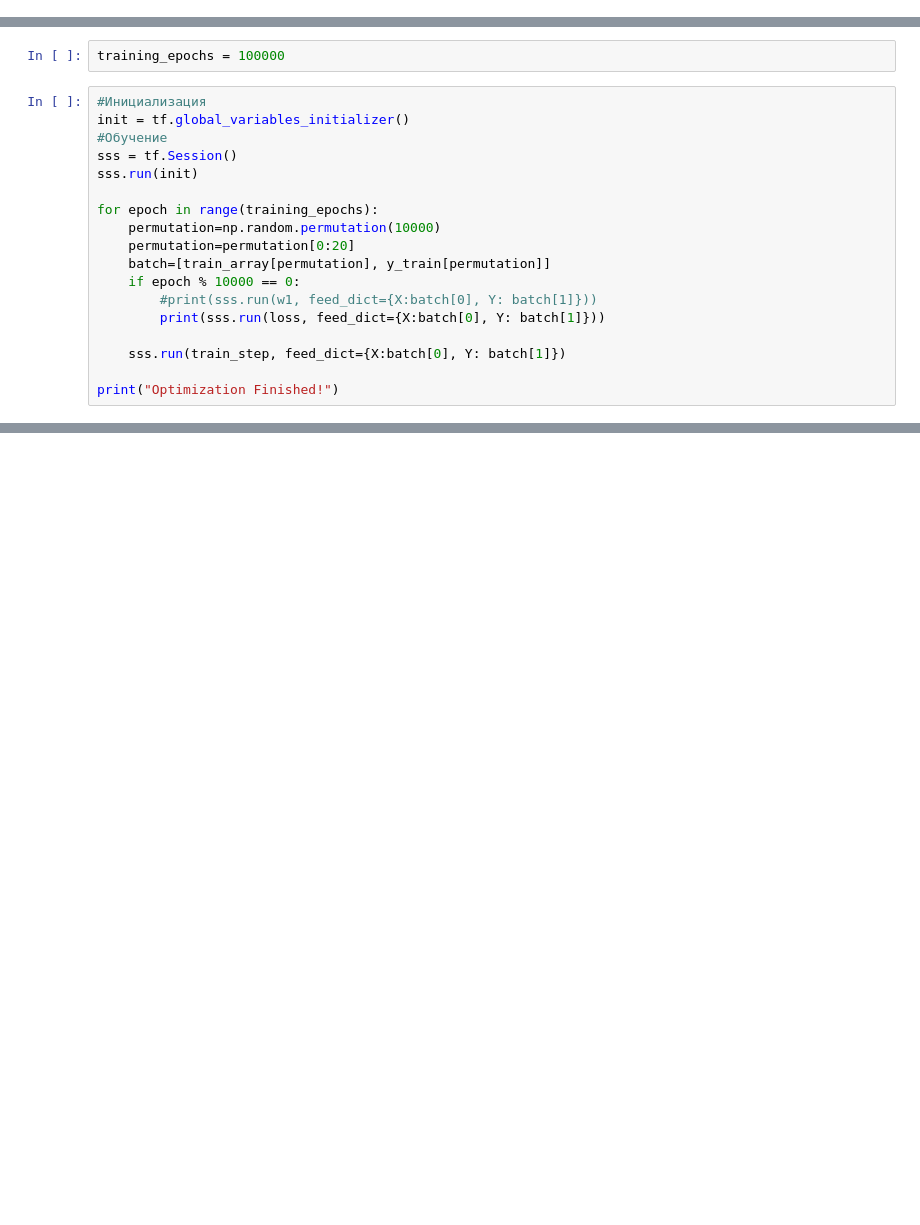
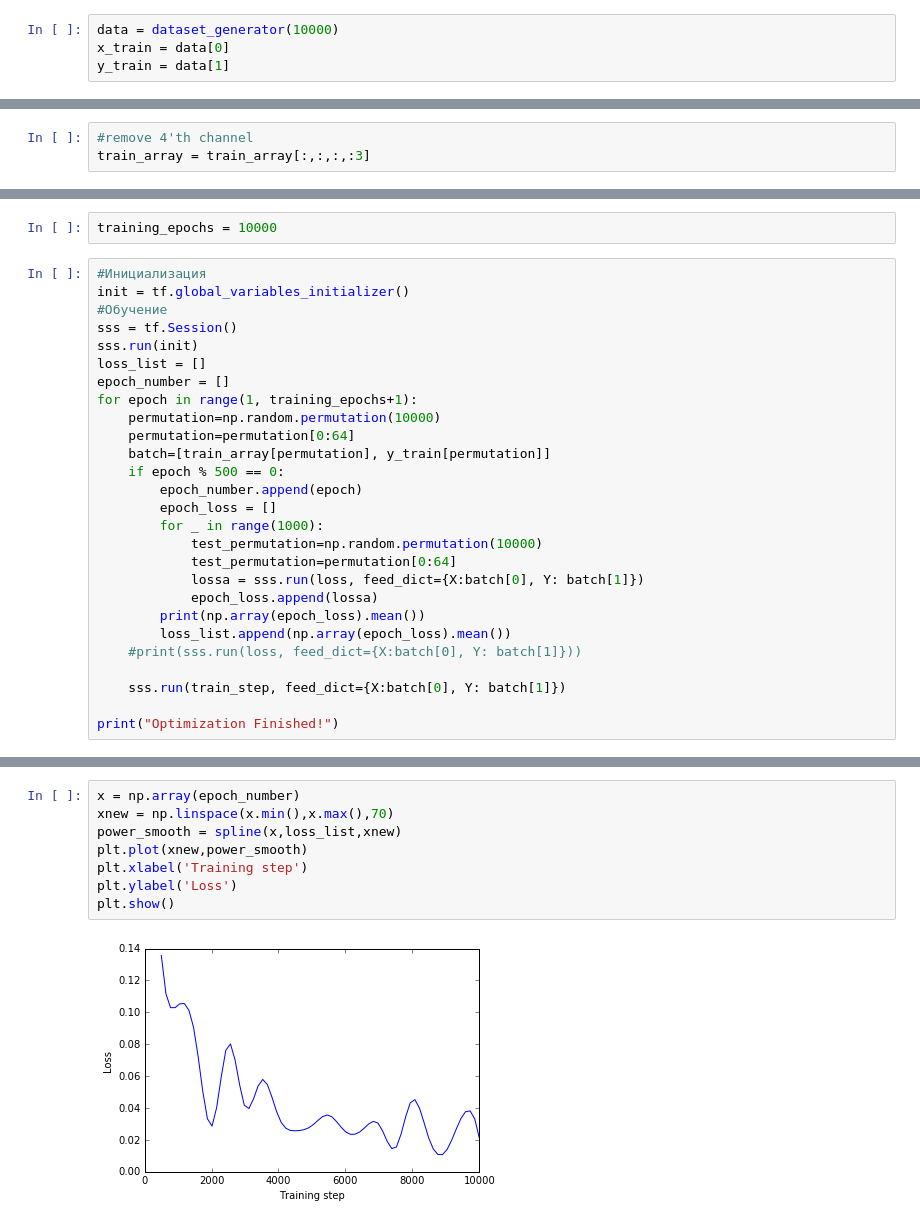
Before and after one commit to GrKirill/Rotation-angle-prediction, a Jupyter notebook: Povorot.ipynb, the cells around one changed output, grey strips where cells are left out. Cells and saved outputs as stored; diff of their text form; blank space fills up the shorter version.

```diff
--- a/Povorot.ipynb
+++ b/Povorot.ipynb
@@ -54,3 +15,7 @@ x_train[9]
+# %%
+data = dataset_generator(10000)
+x_train = data[0]
+y_train = data[1]
 # %%
 train_array = []
 for el in x_train:
@@ -59,5 +24,8 @@ train_array = np.asarray(train_array)/255.
 y_train = np.asarray(y_train)
 y_train = y_train.reshape(10000,1)
+# %%
+#remove 4'th channel
+train_array = train_array[:,:,:,:3]
 # %%
 print(train_array.shape)
 print(y_train.shape)
@@ -91,19 +57,28 @@ flattened #размер вектора
 # %%
-training_epochs = 100000
+training_epochs = 10000
 # %%
 #Инициализация
 init = tf.global_variables_initializer()
 #Обучение
 sss = tf.Session()
 sss.run(init)
-
-for epoch in range(training_epochs):
+loss_list = []
+epoch_number = []
+for epoch in range(1, training_epochs+1):
     permutation=np.random.permutation(10000)
-    permutation=permutation[0:20]
+    permutation=permutation[0:64]
     batch=[train_array[permutation], y_train[permutation]]
-    if epoch % 10000 == 0:
-        #print(sss.run(w1, feed_dict={X:batch[0], Y: batch[1]}))
-        print(sss.run(loss, feed_dict={X:batch[0], Y: batch[1]}))
+    if epoch % 500 == 0:
+        epoch_number.append(epoch)
+        epoch_loss = []
+        for _ in range(1000):
+            test_permutation=np.random.permutation(10000)
+            test_permutation=permutation[0:64]
+            lossa = sss.run(loss, feed_dict={X:batch[0], Y: batch[1]})
+            epoch_loss.append(lossa)
+        print(np.array(epoch_loss).mean())
+        loss_list.append(np.array(epoch_loss).mean())
+    #print(sss.run(loss, feed_dict={X:batch[0], Y: batch[1]}))
 
     sss.run(train_step, feed_dict={X:batch[0], Y: batch[1]})
 
@@ -123 +106,11 @@ Optimization Finished!
+# %%
+x = np.array(epoch_number)
+xnew = np.linspace(x.min(),x.max(),70)
+power_smooth = spline(x,loss_list,xnew)
+plt.plot(xnew,power_smooth)
+plt.xlabel('Training step')
+plt.ylabel('Loss')
+plt.show()
+# %% [output]
+[figure, added]
 # %% [markdown]
```
Also changed, not shown: parts of 18 cells of this notebook.
